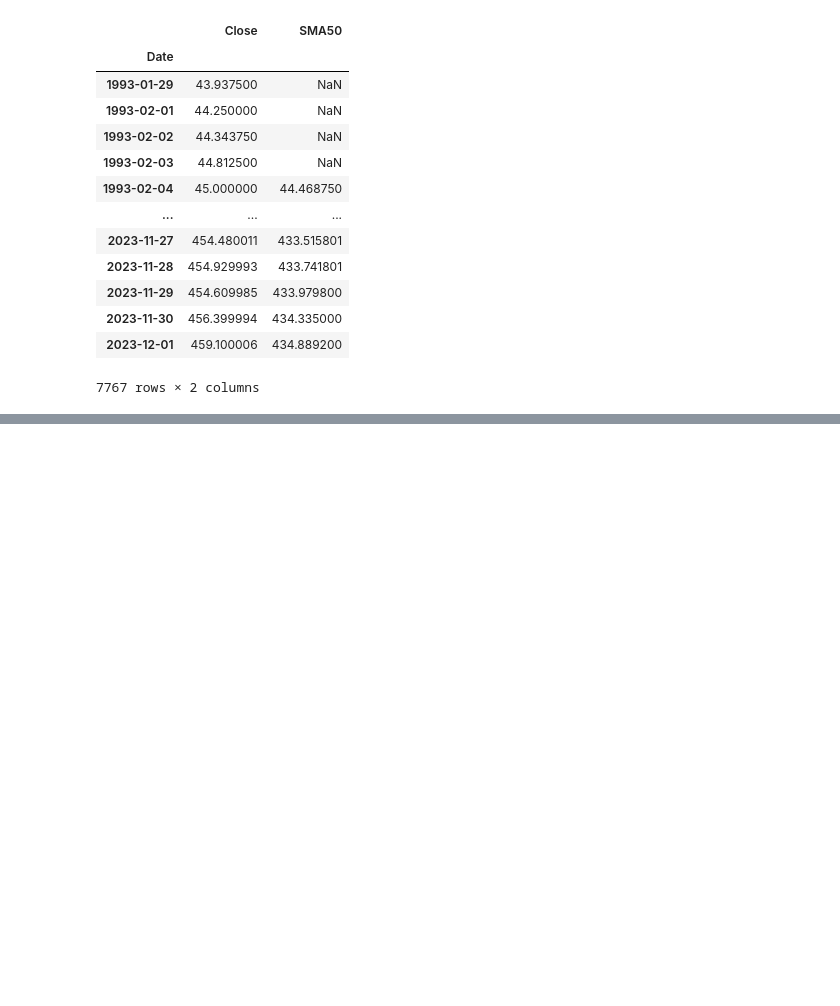
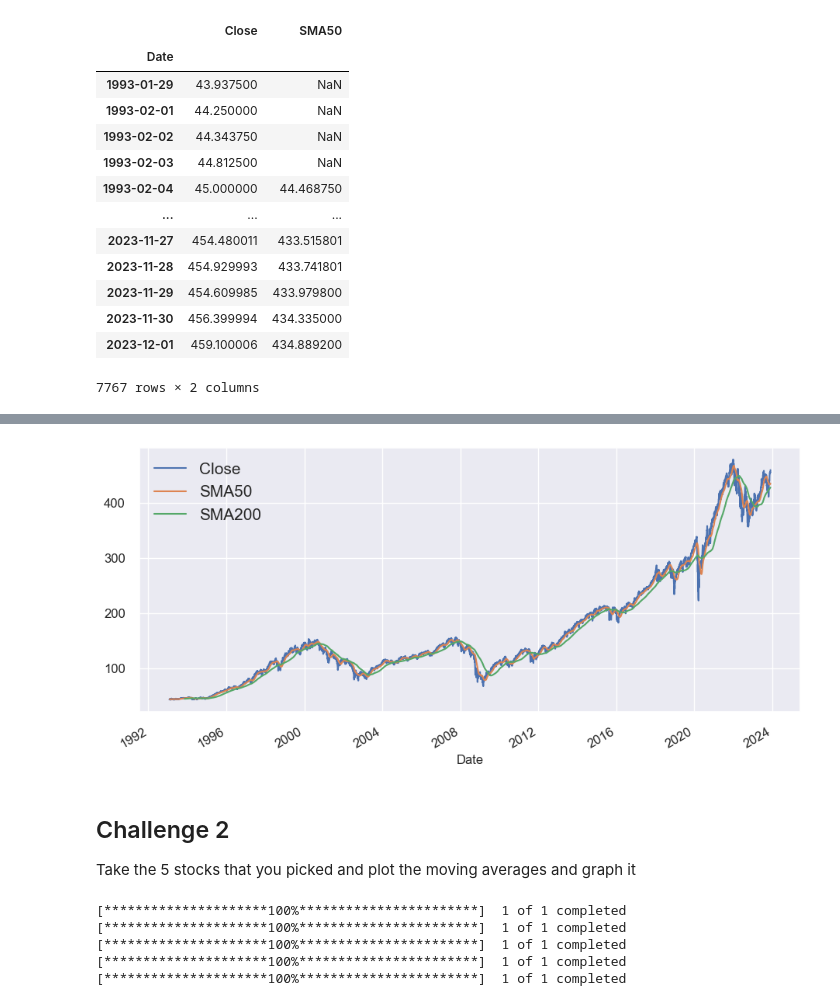
Before and after one commit to chrishunt11/Algorithmic_Trading_Python, a Jupyter notebook: Algorithmic Trading.ipynb, the cells around one changed output, grey strips where cells are left out. Saved outputs shown, nothing was run; the diff lists cells and outputs as text; code cells hidden in the pictures; blank space fills up the shorter version.

```diff
--- a/Algorithmic Trading.ipynb
+++ b/Algorithmic Trading.ipynb
@@ -1129,0 +1148,24 @@ spy
+# %%
+spy['SMA200'] = spy.Close.rolling(window=200, min_periods=200).mean()
+# %%
+spy.plot(figsize=(11,5), fontsize=12)
+plt.legend(loc='upper left', fontsize=15)
+plt.show()
+# %% [output]
+[figure, added]
+# %% [markdown]
+## Challenge 2
+Take the 5 stocks that you picked and plot the moving averages and graph it
+# %%
+# NVDA, AAPL, MA, FICO, COST
+NVDA = yf.download("NVDA")
+AAPL = yf.download("AAPL")
+MA = yf.download("MA")
+FICO = yf.download("FICO")
+COST = yf.download("COST")
+# %% [output]
+[*********************100%***********************]  1 of 1 completed
+[*********************100%***********************]  1 of 1 completed
+[*********************100%***********************]  1 of 1 completed
+[*********************100%***********************]  1 of 1 completed
+[*********************100%***********************]  1 of 1 completed
```
Also changed, not shown: parts of 20 cells of this notebook, 1 other file.
